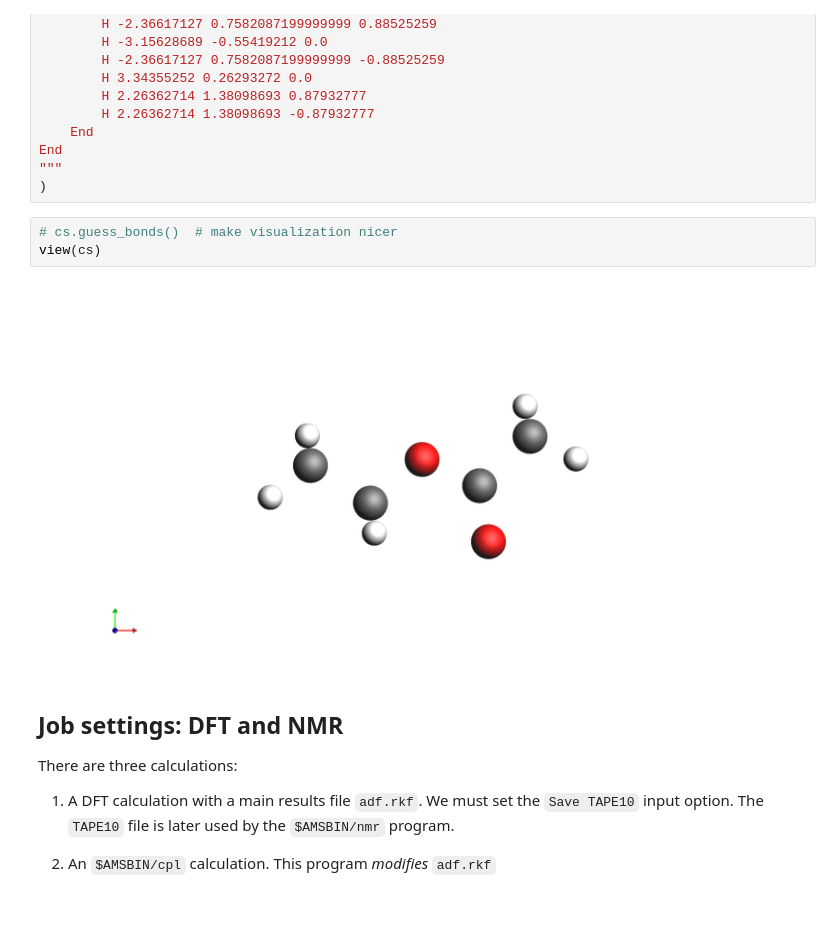
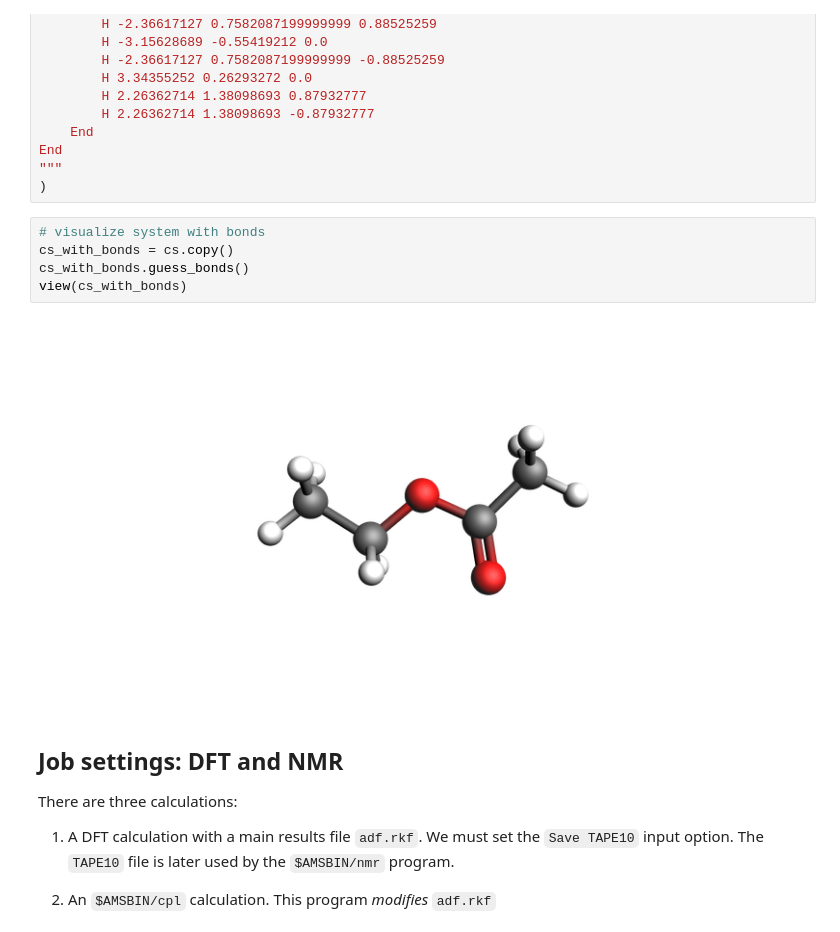
Before and after one commit to SCM-NV/PLAMS, a Jupyter notebook: examples/H-NMRSpinSpinCoupling/H-NMRSpinSpinCoupling.ipynb, the cells around one changed output. Cells and saved outputs as stored; diff of their text form.

```diff
--- a/examples/H-NMRSpinSpinCoupling/H-NMRSpinSpinCoupling.ipynb
+++ b/examples/H-NMRSpinSpinCoupling/H-NMRSpinSpinCoupling.ipynb
@@ -29,10 +29,12 @@ End
 """
 )
 # %%
-# cs.guess_bonds()  # make visualization nicer
-view(cs)
+# visualize system with bonds
+cs_with_bonds = cs.copy()
+cs_with_bonds.guess_bonds()
+view(cs_with_bonds)
 # %% [output]
-[figure, old version]
+[figure, new version]
 # %% [markdown]
 ## Job settings: DFT and NMR
 
```
Also changed, not shown: parts of 3 cells of this notebook, 4 other files.
